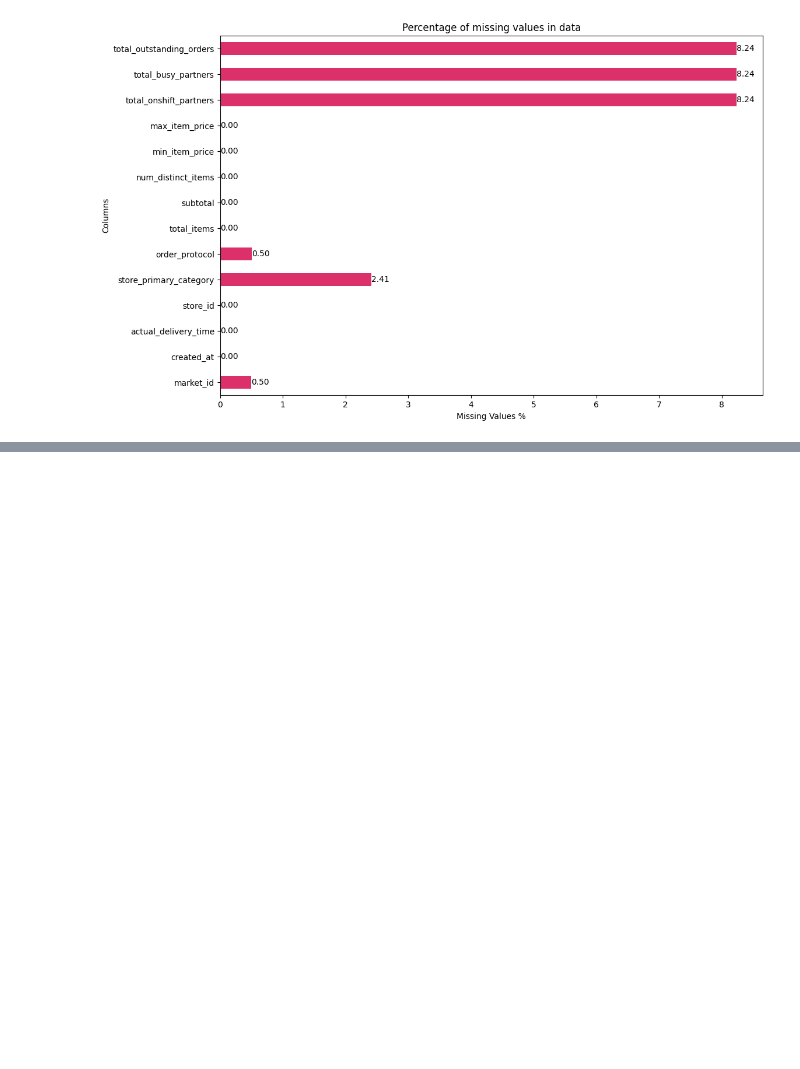
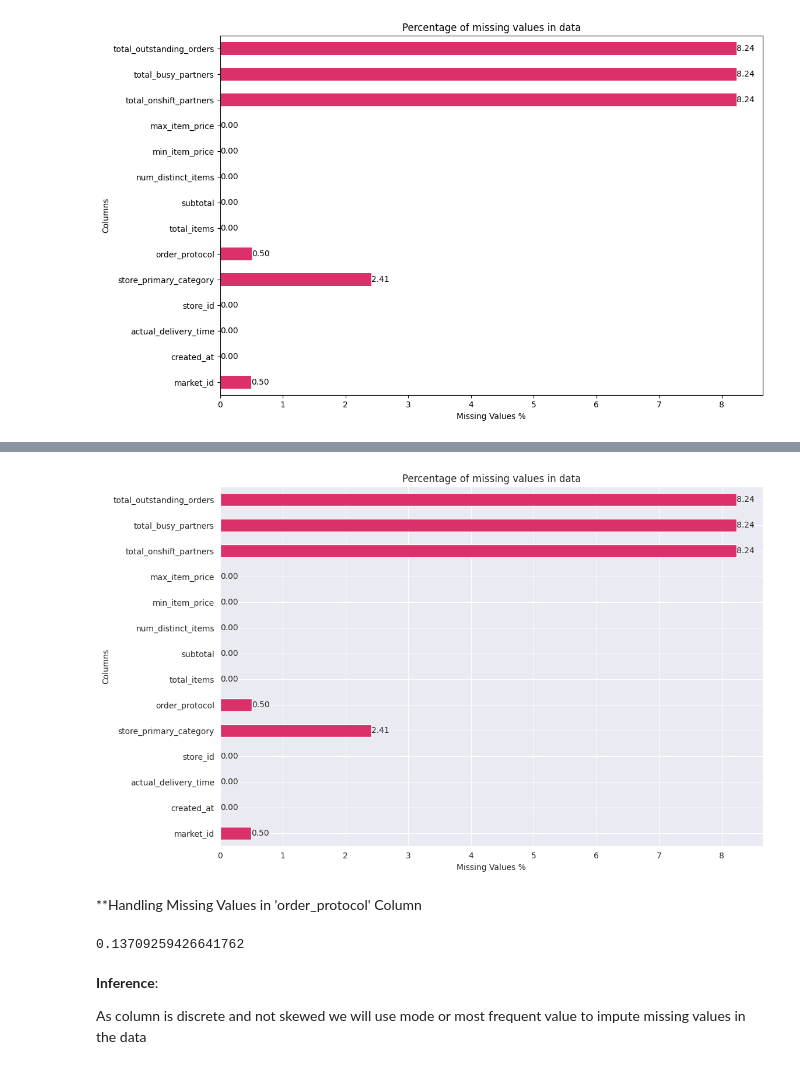
Before and after one commit to RahulHipparkar/Porter-NN-Regression, a Jupyter notebook: porter-nn-regression.ipynb, the cells around one changed output, grey strips where cells are left out. Saved outputs shown, nothing was run; the diff lists cells and outputs as text; code cells hidden in the pictures; blank space fills up the shorter version.

```diff
--- a/porter-nn-regression.ipynb
+++ b/porter-nn-regression.ipynb
@@ -199,0 +258,22 @@ plt.show()
+# %%
+plt.figure(figsize = (12,8))
+ax = ((df.isnull().sum()/df.shape[0])*100).plot(kind = 'barh', color = '#DB3069')
+for container in ax.containers:
+    ax.bar_label(container, fmt = '%.2f')
+plt.xlabel('Missing Values %')
+plt.ylabel('Columns')
+plt.title('Percentage of missing values in data')
+sns.set_style('darkgrid')
+plt.show()
+# %% [output]
+[figure, added]
+# %% [markdown]
+**Handling Missing Values in 'order_protocol' Column
+# %%
+df['order_protocol'].skew()
+# %% [output]
+0.13709259426641762
+# %% [markdown]
+**Inference**:
+
+As column is discrete and not skewed we will use mode or most frequent value to impute missing values in the data
```
Also changed, not shown: parts of 23 cells of this notebook.
